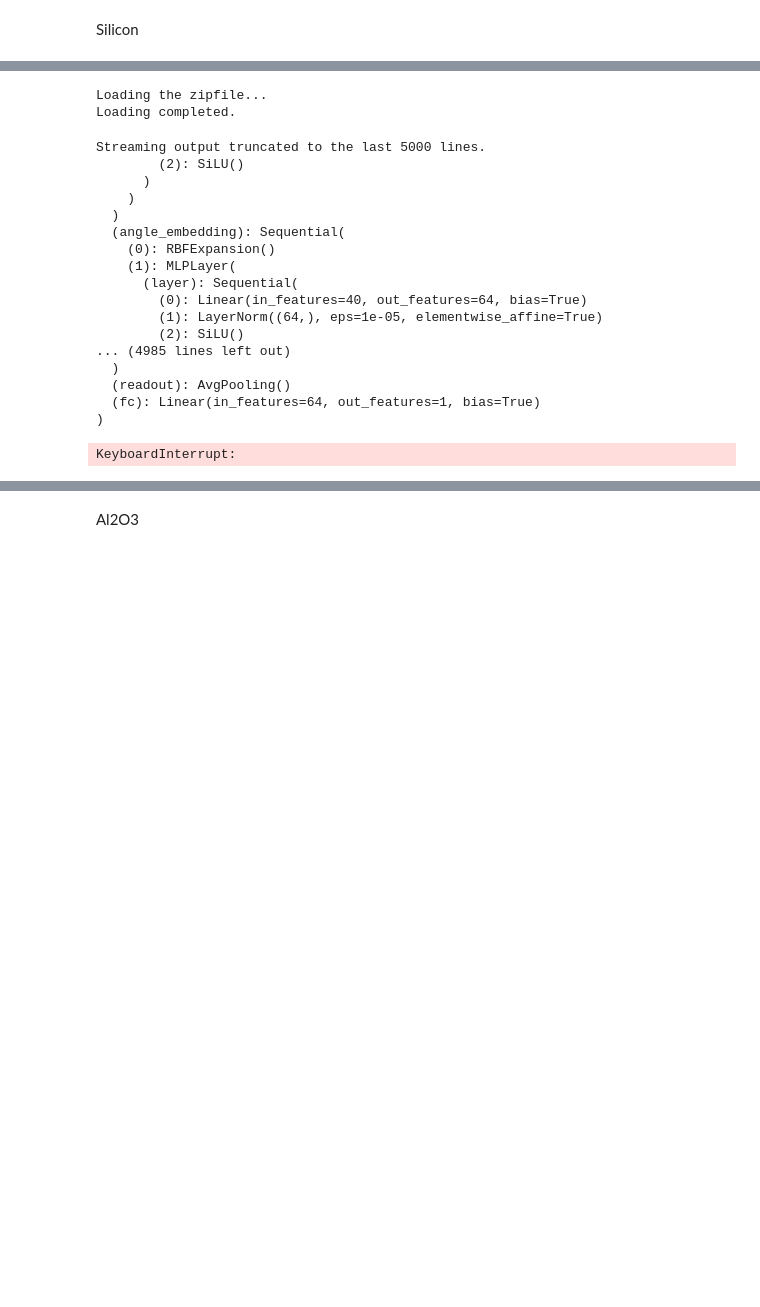
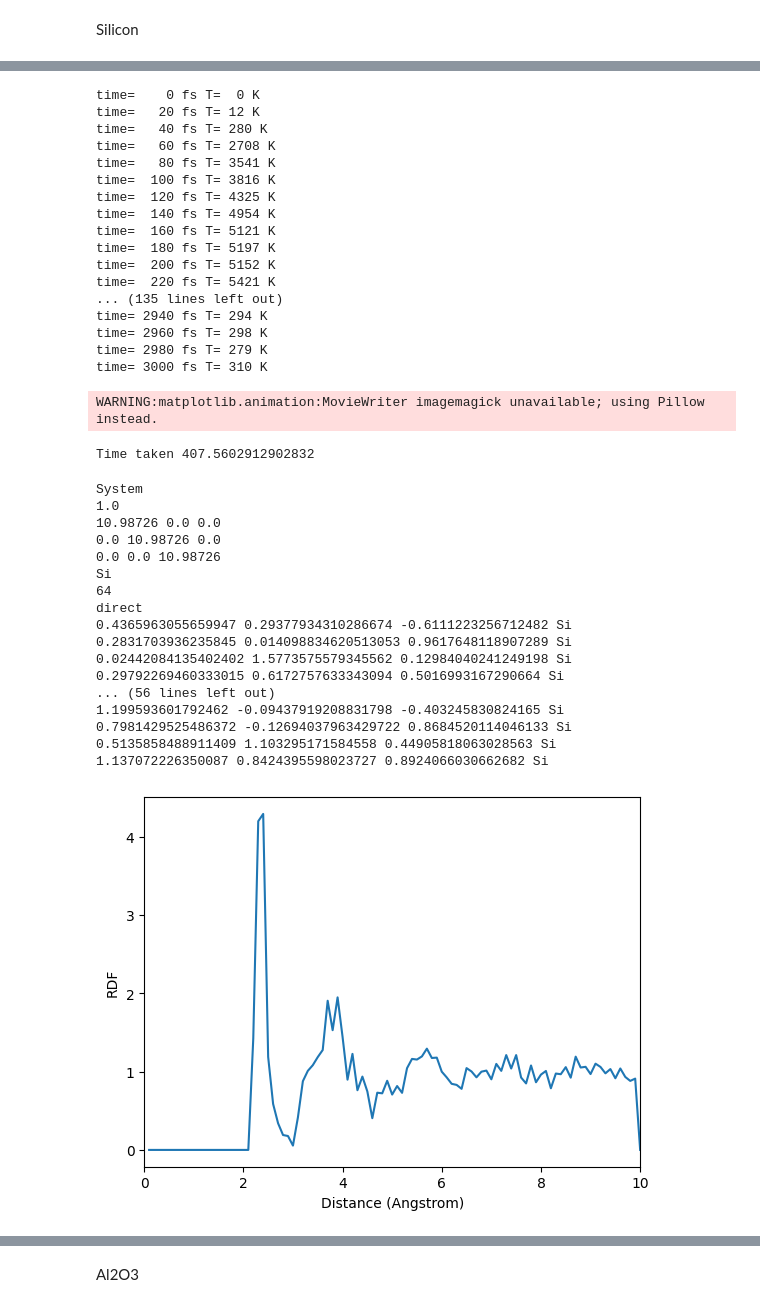
Before and after one commit to knc6/jarvis-tools-notebooks, a Jupyter notebook: jarvis-tools-notebooks/Fast_Melt_Quench.ipynb, the cells around one changed output, grey strips where cells are left out. Drawn from its saved outputs; the diff is of its cells as text; code cells hidden in the pictures; blank space fills up the shorter version.

```diff
--- a/jarvis-tools-notebooks/Fast_Melt_Quench.ipynb
+++ b/jarvis-tools-notebooks/Fast_Melt_Quench.ipynb
@@ -123,8 +72,7 @@ dt = 1 * units.fs
 temp0, nsteps0 = 5500, 1000
 temp1, nsteps1 = 300, 2000
 taut = 20*units.fs
-
-MaxwellBoltzmannDistribution(atoms, temp0*units.kB)
+MaxwellBoltzmannDistribution(atoms, temperature_K=temp0*units.kB)
 dyn = NVTBerendsen(atoms, dt, temp0, taut=taut, trajectory='md.traj')
 def myprint():
     print(f'time={dyn.get_time() / units.fs: 5.0f} fs ' + \
@@ -209,22 +171,39 @@ Other versions:https://doi.org/10.6084/m9.figshare.6815699
-Loading the zipfile...
-Loading completed.
+time=    0 fs T=  0 K
+time=   20 fs T= 12 K
+time=   40 fs T= 280 K
+time=   60 fs T= 2708 K
+time=   80 fs T= 3541 K
+time=  100 fs T= 3816 K
+time=  120 fs T= 4325 K
+time=  140 fs T= 4954 K
+time=  160 fs T= 5121 K
+time=  180 fs T= 5197 K
+time=  200 fs T= 5152 K
+time=  220 fs T= 5421 K
+... (135 lines left out)
+time= 2940 fs T= 294 K
+time= 2960 fs T= 298 K
+time= 2980 fs T= 279 K
+time= 3000 fs T= 310 K
-Streaming output truncated to the last 5000 lines.
-        (2): SiLU()
-      )
-    )
-  )
-  (angle_embedding): Sequential(
-    (0): RBFExpansion()
-    (1): MLPLayer(
-      (layer): Sequential(
-        (0): Linear(in_features=40, out_features=64, bias=True)
-        (1): LayerNorm((64,), eps=1e-05, elementwise_affine=True)
-        (2): SiLU()
-... (4985 lines left out)
-  )
-  (readout): AvgPooling()
-  (fc): Linear(in_features=64, out_features=1, bias=True)
-)
+WARNING:matplotlib.animation:MovieWriter imagemagick unavailable; using Pillow instead.
-KeyboardInterrupt:
+Time taken 407.5602912902832
+System
+1.0
+10.98726 0.0 0.0
+0.0 10.98726 0.0
+0.0 0.0 10.98726
+Si
+64
+direct
+0.4365963055659947 0.29377934310286674 -0.6111223256712482 Si
+0.2831703936235845 0.014098834620513053 0.9617648118907289 Si
+0.02442084135402402 1.5773575579345562 0.12984040241249198 Si
+0.29792269460333015 0.6172757633343094 0.5016993167290664 Si
+... (56 lines left out)
+1.199593601792462 -0.09437919208831798 -0.403245830824165 Si
+0.7981429525486372 -0.12694037963429722 0.8684520114046133 Si
+0.5135858488911409 1.103295171584558 0.44905818063028563 Si
+1.137072226350087 0.8424395598023727 0.8924066030662682 Si
+[figure, added]
 # %%
 !ls -altr
```
Also changed, not shown: parts of 11 cells of this notebook.
